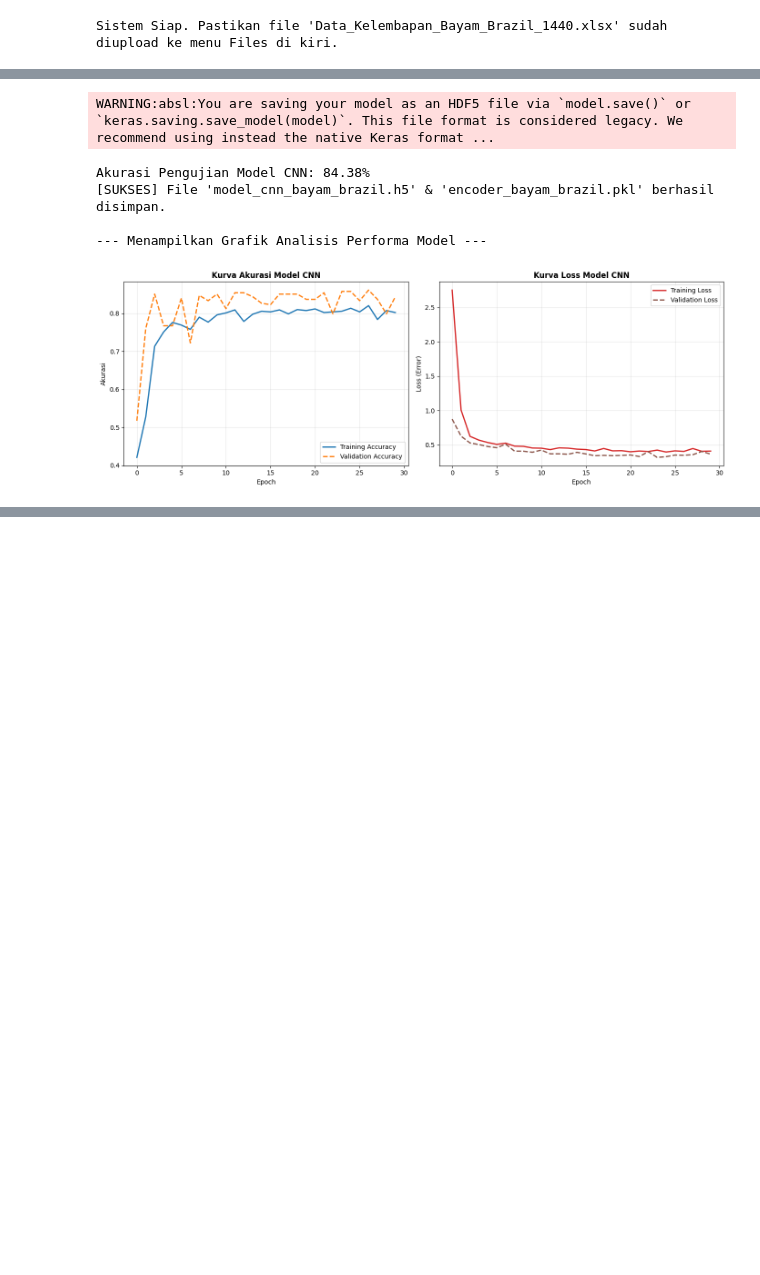
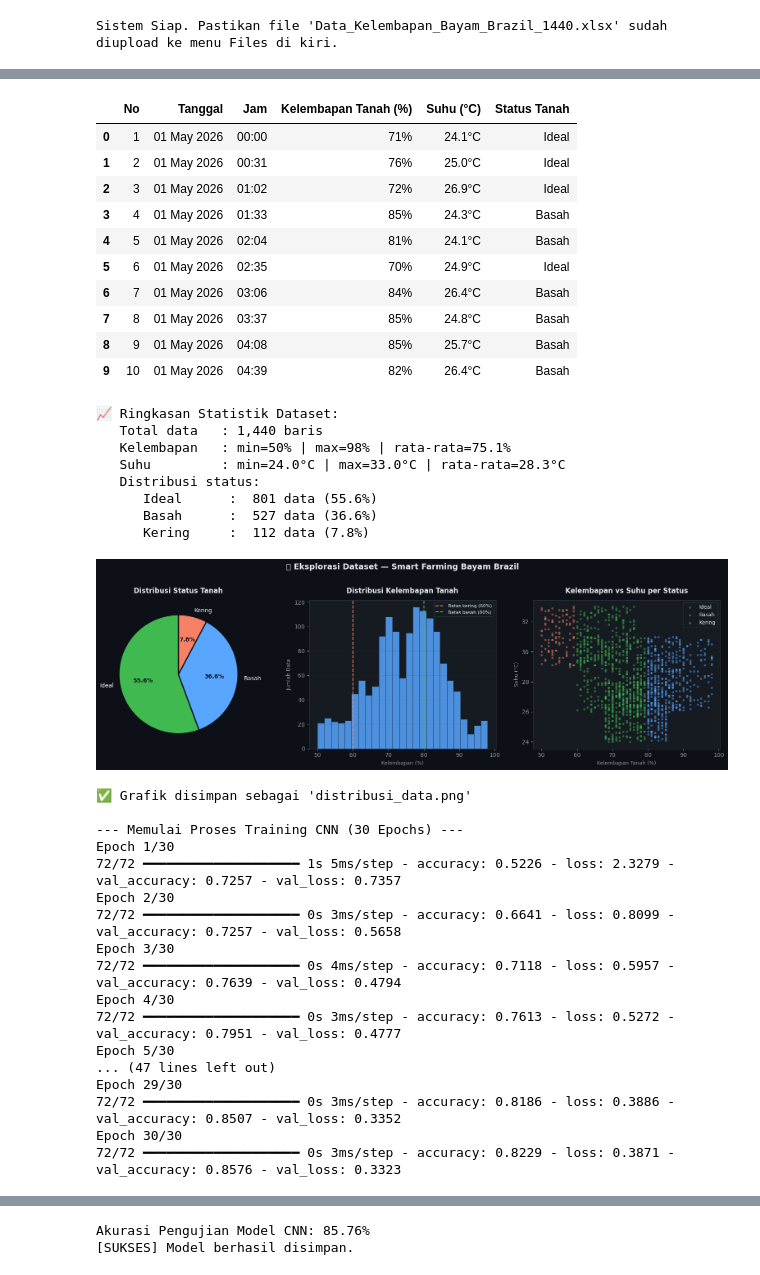
Before and after one commit to diklatbkpsdm23-blip/Smart-Farming-Bayam-Brazil, a Jupyter notebook: Kel3bayam.ipynb, the cells around one changed output, grey strips where cells are left out. Cells and saved outputs as stored; diff of their text form; code cells hidden in the pictures; blank space fills up the shorter version.

```diff
--- a/Kel3bayam.ipynb
+++ b/Kel3bayam.ipynb
@@ -28,7 +432,8 @@ nama_file = "Data_Kelembapan_Bayam_Brazil_1440.xlsx"
 if os.path.exists(nama_file):
     data = pd.read_excel(nama_file)
     print("[INFO] Dataset berhasil dimuat! Menampilkan 5 data teratas:")
-    print(data.head())
+    tampilkan_tabel_menarik(data)
+    plot_distribusi_data(data)
 else:
     raise FileNotFoundError(f"File '{nama_file}' tidak ditemukan. Silahkan upload file tersebut ke tab Files (ikon folder) di sebelah kiri Colab Anda terlebih dahulu.")
 
@@ -70,33 +475,9 @@ print(f"\nAkurasi Pengujian Model CNN: {accuracy * 100:.2f}%")
 model.save("model_cnn_bayam_brazil.h5")
 with open("encoder_bayam_brazil.pkl", "wb") as f:
     pickle.dump(encoder, f)
-print("[SUKSES] File 'model_cnn_bayam_brazil.h5' & 'encoder_bayam_brazil.pkl' berhasil disimpan.")
+print("[SUKSES] Model berhasil disimpan.")
 
-# 7. VISUALISASI PERFORMA CNN (KURVA AKURASI & LOSS)
-print("\n--- Menampilkan Grafik Analisis Performa Model ---")
-plt.figure(figsize=(14, 5))
-
-# Plot Kurva Akurasi
-plt.subplot(1, 2, 1)
-plt.plot(history.history['accuracy'], label='Training Accuracy', color='#1f77b4', linewidth=2)
-plt.plot(history.history['val_accuracy'], label='Validation Accuracy', color='#ff7f0e', linestyle='--', linewidth=2)
-plt.title('Kurva Akurasi Model CNN', fontsize=12, fontweight='bold')
-plt.xlabel('Epoch')
-plt.ylabel('Akurasi')
-plt.legend(loc='lower right')
-plt.grid(True, alpha=0.3)
-
-# Plot Kurva Loss
-plt.subplot(1, 2, 2)
-plt.plot(history.history['loss'], label='Training Loss', color='#d62728', linewidth=2)
-plt.plot(history.history['val_loss'], label='Validation Loss', color='#8c564b', linestyle='--', linewidth=2)
-plt.title('Kurva Loss Model CNN', fontsize=12, fontweight='bold')
-plt.xlabel('Epoch')
-plt.ylabel('Loss (Error)')
-plt.legend(loc='upper right')
-plt.grid(True, alpha=0.3)
-
-plt.tight_layout()
-plt.show()
+# ✅ TAMBAHAN — ganti plt lama dengan ini
+plot_training_menarik(history, accuracy)
 # %% [output]
 [INFO] Dataset berhasil dimuat! Menampilkan 5 data teratas:
@@ -128,6 +485,37 @@ Epoch 30/30
+|  | No | Tanggal | Jam | Kelembapan Tanah (%) | Suhu (°C) | Status Tanah |
+| 0 | 1 | 01 May 2026 | 00:00 | 71% | 24.1°C | Ideal |
+| 1 | 2 | 01 May 2026 | 00:31 | 76% | 25.0°C | Ideal |
+| 2 | 3 | 01 May 2026 | 01:02 | 72% | 26.9°C | Ideal |
+| 3 | 4 | 01 May 2026 | 01:33 | 85% | 24.3°C | Basah |
+| 4 | 5 | 01 May 2026 | 02:04 | 81% | 24.1°C | Basah |
+| 5 | 6 | 01 May 2026 | 02:35 | 70% | 24.9°C | Ideal |
+| 6 | 7 | 01 May 2026 | 03:06 | 84% | 26.4°C | Basah |
+| 7 | 8 | 01 May 2026 | 03:37 | 85% | 24.8°C | Basah |
+| 8 | 9 | 01 May 2026 | 04:08 | 85% | 25.7°C | Basah |
+| 9 | 10 | 01 May 2026 | 04:39 | 82% | 26.4°C | Basah |
-WARNING:absl:You are saving your model as an HDF5 file via `model.save()` or `keras.saving.save_model(model)`. This file format is considered legacy. We recommend using instead the native Keras format ...
+📈 Ringkasan Statistik Dataset:
+   Total data   : 1,440 baris
+   Kelembapan   : min=50% | max=98% | rata-rata=75.1%
+   Suhu         : min=24.0°C | max=33.0°C | rata-rata=28.3°C
+   Distribusi status:
+      Ideal      :  801 data (55.6%)
+      Basah      :  527 data (36.6%)
+      Kering     :  112 data (7.8%)
+[figure, new version]
-Akurasi Pengujian Model CNN: 84.38%
-[SUKSES] File 'model_cnn_bayam_brazil.h5' & 'encoder_bayam_brazil.pkl' berhasil disimpan.
+✅ Grafik disimpan sebagai 'distribusi_data.png'
 
---- Menampilkan Grafik Analisis Performa Model ---
+--- Memulai Proses Training CNN (30 Epochs) ---
+Epoch 1/30
+72/72 ━━━━━━━━━━━━━━━━━━━━ 1s 5ms/step - accuracy: 0.5226 - loss: 2.3279 - val_accuracy: 0.7257 - val_loss: 0.7357
+Epoch 2/30
+72/72 ━━━━━━━━━━━━━━━━━━━━ 0s 3ms/step - accuracy: 0.6641 - loss: 0.8099 - val_accuracy: 0.7257 - val_loss: 0.5658
+Epoch 3/30
+72/72 ━━━━━━━━━━━━━━━━━━━━ 0s 4ms/step - accuracy: 0.7118 - loss: 0.5957 - val_accuracy: 0.7639 - val_loss: 0.4794
+Epoch 4/30
+72/72 ━━━━━━━━━━━━━━━━━━━━ 0s 3ms/step - accuracy: 0.7613 - loss: 0.5272 - val_accuracy: 0.7951 - val_loss: 0.4777
+Epoch 5/30
+... (47 lines left out)
+Epoch 29/30
+72/72 ━━━━━━━━━━━━━━━━━━━━ 0s 3ms/step - accuracy: 0.8186 - loss: 0.3886 - val_accuracy: 0.8507 - val_loss: 0.3352
+Epoch 30/30
+72/72 ━━━━━━━━━━━━━━━━━━━━ 0s 3ms/step - accuracy: 0.8229 - loss: 0.3871 - val_accuracy: 0.8576 - val_loss: 0.3323
-[figure, old version]
@@ -133,0 +523,2 @@ Akurasi Pengujian Model CNN: 84.38%
+Akurasi Pengujian Model CNN: 85.76%
+[SUKSES] Model berhasil disimpan.
```
Also changed, not shown: parts of 8 cells of this notebook.
